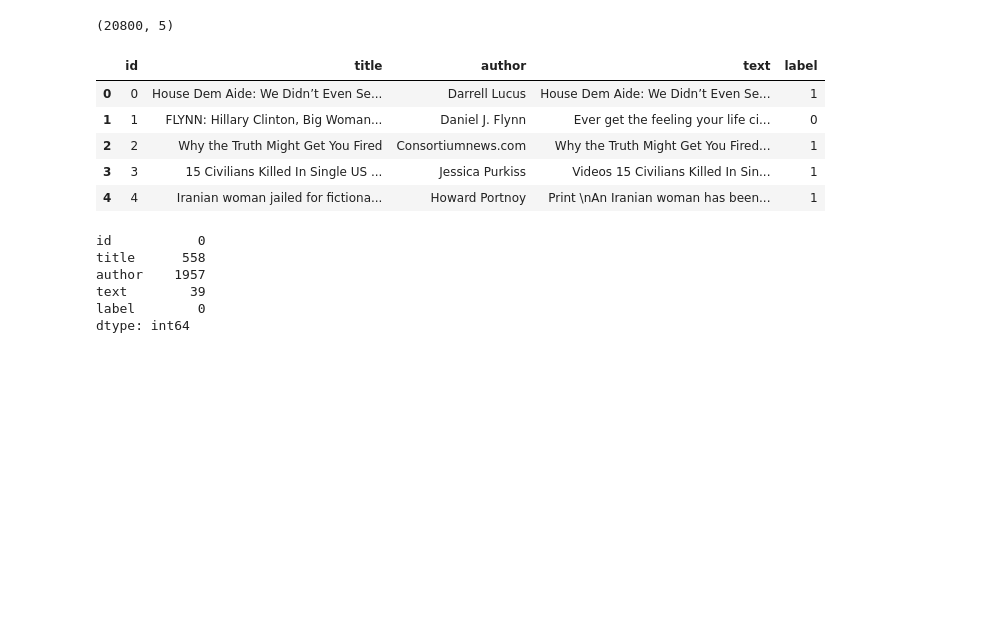
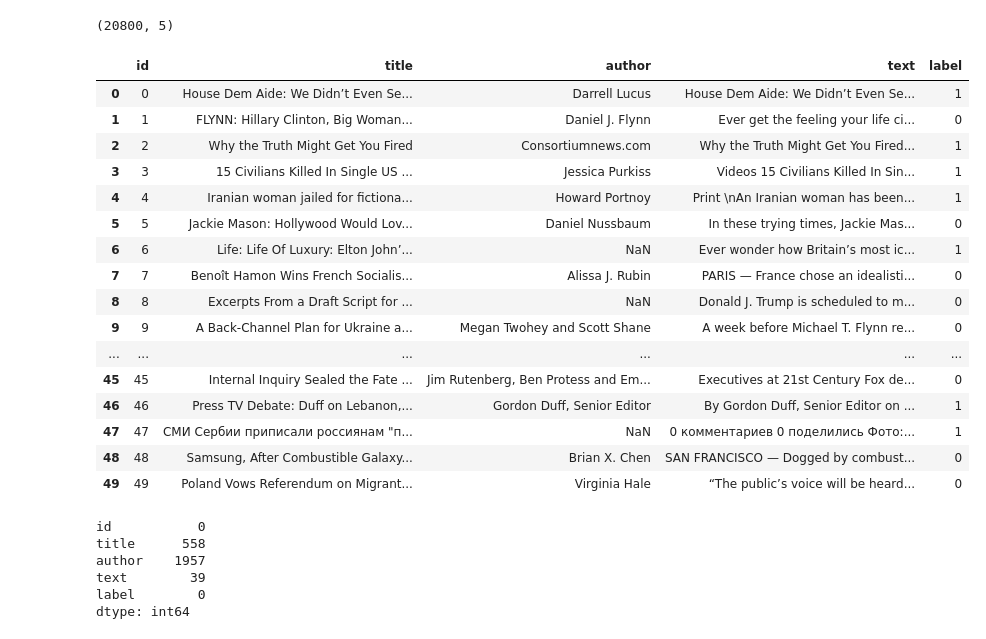
Before and after one commit to Preeti04s/fake-news-detection, a Jupyter notebook: news_detection.ipynb, the cells around one changed output. Drawn from its saved outputs; the diff is of its cells as text; code cells hidden in the pictures; blank space fills up the shorter version.

```diff
--- a/news_detection.ipynb
+++ b/news_detection.ipynb
@@ -43,14 +47,25 @@ news_dataset.shape
 (20800, 5)
 # %%
 # print the first 5 rows of the dataframe
-news_dataset.head()
+news_dataset.head(50)
 # %% [output]
 |  | id | title | author | text | label |
 | 0 | 0 | House Dem Aide: We Didn’t Even Se... | Darrell Lucus | House Dem Aide: We Didn’t Even Se... | 1 |
 | 1 | 1 | FLYNN: Hillary Clinton, Big Woman... | Daniel J. Flynn | Ever get the feeling your life ci... | 0 |
 | 2 | 2 | Why the Truth Might Get You Fired | Consortiumnews.com | Why the Truth Might Get You Fired... | 1 |
 | 3 | 3 | 15 Civilians Killed In Single US ... | Jessica Purkiss | Videos 15 Civilians Killed In Sin... | 1 |
 | 4 | 4 | Iranian woman jailed for fictiona... | Howard Portnoy | Print \nAn Iranian woman has been... | 1 |
+| 5 | 5 | Jackie Mason: Hollywood Would Lov... | Daniel Nussbaum | In these trying times, Jackie Mas... | 0 |
+| 6 | 6 | Life: Life Of Luxury: Elton John’... | NaN | Ever wonder how Britain’s most ic... | 1 |
+| 7 | 7 | Benoît Hamon Wins French Socialis... | Alissa J. Rubin | PARIS — France chose an idealisti... | 0 |
+| 8 | 8 | Excerpts From a Draft Script for ... | NaN | Donald J. Trump is scheduled to m... | 0 |
+| 9 | 9 | A Back-Channel Plan for Ukraine a... | Megan Twohey and Scott Shane | A week before Michael T. Flynn re... | 0 |
+| ... | ... | ... | ... | ... | ... |
+| 45 | 45 | Internal Inquiry Sealed the Fate ... | Jim Rutenberg, Ben Protess and Em... | Executives at 21st Century Fox de... | 0 |
+| 46 | 46 | Press TV Debate: Duff on Lebanon,... | Gordon Duff, Senior Editor | By Gordon Duff, Senior Editor on ... | 1 |
+| 47 | 47 | СМИ Сербии приписали россиянам "п... | NaN | 0 комментариев 0 поделились Фото:... | 1 |
+| 48 | 48 | Samsung, After Combustible Galaxy... | Brian X. Chen | SAN FRANCISCO — Dogged by combust... | 0 |
+| 49 | 49 | Poland Vows Referendum on Migrant... | Virginia Hale | “The public’s voice will be heard... | 0 |
 # %%
 # counting the number of missing values in the dataset
 news_dataset.isnull().sum()
```
Also changed, not shown: parts of 8 cells of this notebook, 1 other file.
